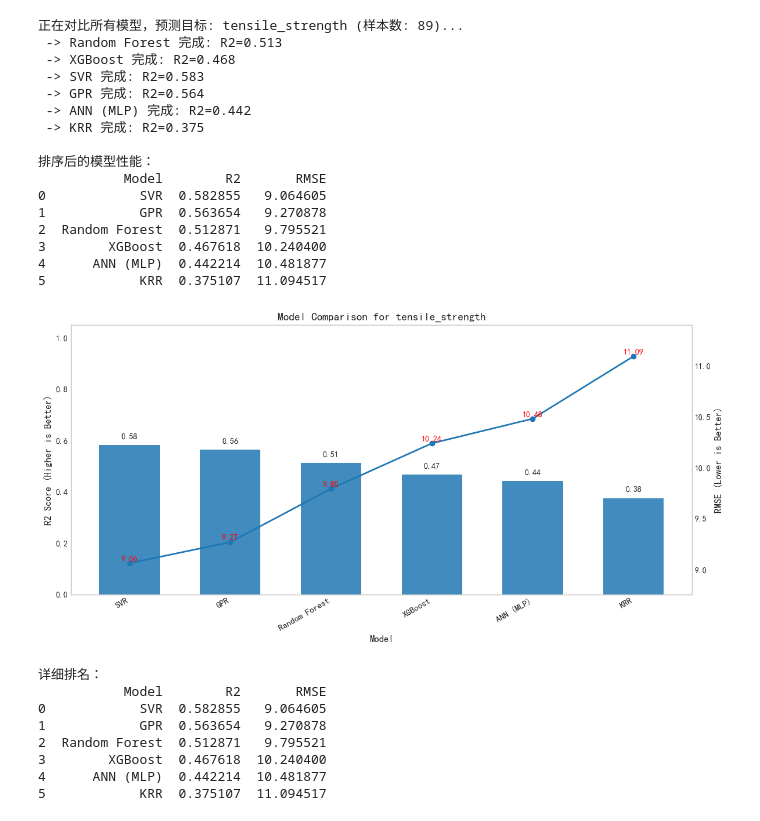
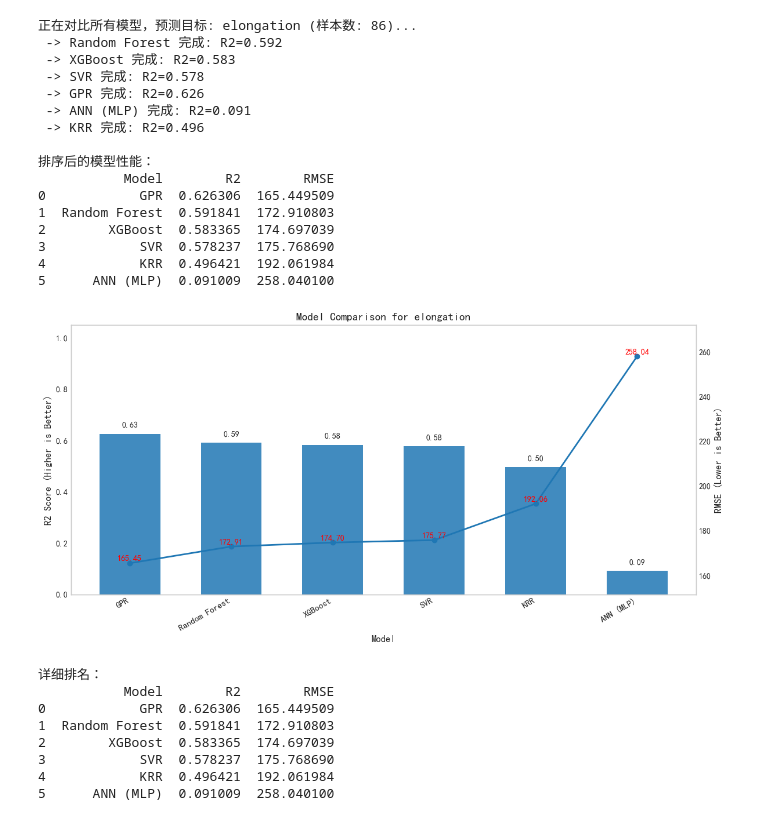
Before and after one commit to leonfighting-py/ML_DAPU, a Jupyter notebook: focast_ML_12.20_data_deletion/alghorithm_multi_12.20_elongation.ipynb, the cells around one changed output. Cells and saved outputs as stored; diff of their text form; code cells hidden in the pictures.

```diff
--- a/focast_ML_12.20_data_deletion/alghorithm_multi_12.20_elongation.ipynb
+++ b/focast_ML_12.20_data_deletion/alghorithm_multi_12.20_elongation.ipynb
@@ -289,6 +248,6 @@ shap.summary_plot(sv, X, feature_names=features)
 # %%
 # XGBoost
-target_col = 'tensile_strength'
+target_col = 'elongation'
 features = features_mech
 X, y = get_clean_data(target_col, features, df)
 
@@ -301,7 +260,6 @@ xgb_params = {
     'colsample_bytree': 0.8,
     'random_state': 42,
     'n_jobs': -1
-    # 'device': 'cuda' # 如果有显卡，取消注释这一行
 }
 
 # --- 3. 手写 LOOCV 循环 (同时收集 预测值 和 SHAP值) ---
@@ -378,6 +332,6 @@ if 'Iso_Type' in features:
 # %%
 # SVR
-target_col = 'tensile_strength'
+target_col = 'elongation'
 features = features_mech
 X, y = get_clean_data(target_col, features, df)
 
@@ -477,7 +431,7 @@ plt.tight_layout()
 plt.show()
 # %%
 # KRR
-target_col = 'tensile_strength'
+target_col = 'elongation'
 features = features_mech
 X, y = get_clean_data(target_col, features, df)
 
@@ -573,7 +527,7 @@ plt.show()
 from sklearn.exceptions import ConvergenceWarning
 warnings.filterwarnings("ignore", category=ConvergenceWarning)
 
-target_col = 'tensile_strength'
+target_col = 'elongation'
 features = features_mech
 X, y = get_clean_data(target_col, features, df)
 
@@ -683,7 +637,7 @@ models_dict = {
 }
 
 # 设置要预测的目标
-current_target = 'tensile_strength' # 可修改为 'elongation' 或 'healing_eff'
+current_target = 'elongation' # 可修改为 'elongation' 或 'healing_eff'
 # 自动选择特征集
 current_features = features_heal if current_target == 'healing_eff' else features_mech
 
@@ -722,53 +676,53 @@ ax1.set_xticklabels(res_df['Model'], rotation=30, ha='right', fontsize=11)
 # 在每个柱子上加数值注释
 for i, r2 in enumerate(res_df['R2']):
     ax1.text(i, r2 + 0.02, f"{r2:.2f}", ha='center', va='bottom', fontweight='bold')
 
 # 右侧 y 轴绘制 RMSE 折线（与柱子位置一一对应）
 ax2 = ax1.twinx()
 ax2.plot(x_pos, res_df['RMSE'], marker='o', linewidth=2, linestyle='-', label='RMSE')
 ax2.set_ylabel("RMSE (Lower is Better)", fontsize=12)
 # 可根据 RMSE 范围微调 ylimits，例如：
 rmse_min, rmse_max = res_df['RMSE'].min(), res_df['RMSE'].max()
 pad = (rmse_max - rmse_min) * 0.15 if rmse_max != rmse_min else 1.0
 ax2.set_ylim(rmse_min - pad, rmse_max + pad)
 
 # 在折线上每个点标注 RMSE 值
 for i, rmse in enumerate(res_df['RMSE']):
     ax2.text(i, rmse + (pad * 0.03), f"{rmse:.2f}", ha='center', va='bottom', color='red')
 
 # 标题与样式
 plt.title(f"Model Comparison for {current_target}", fontsize=14)
 ax1.grid(False)
 ax2.grid(False)
 fig.tight_layout()
 plt.show()
 
 # 打印详细排名表（已按 R2 排序）
 print("\n详细排名：")
 print(res_df)
 # %% [output]
-正在对比所有模型，预测目标: tensile_strength (样本数: 89)...
- -> Random Forest 完成: R2=0.513
- -> XGBoost 完成: R2=0.468
- -> SVR 完成: R2=0.583
- -> GPR 完成: R2=0.564
- -> ANN (MLP) 完成: R2=0.442
- -> KRR 完成: R2=0.375
+正在对比所有模型，预测目标: elongation (样本数: 86)...
+ -> Random Forest 完成: R2=0.592
+ -> XGBoost 完成: R2=0.583
+ -> SVR 完成: R2=0.578
+ -> GPR 完成: R2=0.626
+ -> ANN (MLP) 完成: R2=0.091
+ -> KRR 完成: R2=0.496
 
 排序后的模型性能：
-           Model        R2       RMSE
-0            SVR  0.582855   9.064605
-1            GPR  0.563654   9.270878
-2  Random Forest  0.512871   9.795521
-3        XGBoost  0.467618  10.240400
-4      ANN (MLP)  0.442214  10.481877
-5            KRR  0.375107  11.094517
+           Model        R2        RMSE
+0            GPR  0.626306  165.449509
+1  Random Forest  0.591841  172.910803
+2        XGBoost  0.583365  174.697039
+3            SVR  0.578237  175.768690
+4            KRR  0.496421  192.061984
+5      ANN (MLP)  0.091009  258.040100
-[figure, old version]
+[figure, new version]
 详细排名：
-           Model        R2       RMSE
-0            SVR  0.582855   9.064605
-1            GPR  0.563654   9.270878
-2  Random Forest  0.512871   9.795521
-3        XGBoost  0.467618  10.240400
-4      ANN (MLP)  0.442214  10.481877
-5            KRR  0.375107  11.094517
+           Model        R2        RMSE
+0            GPR  0.626306  165.449509
+1  Random Forest  0.591841  172.910803
+2        XGBoost  0.583365  174.697039
+3            SVR  0.578237  175.768690
+4            KRR  0.496421  192.061984
+5      ANN (MLP)  0.091009  258.040100
```
Also changed, not shown: parts of 8 cells of this notebook, 8 other files.
